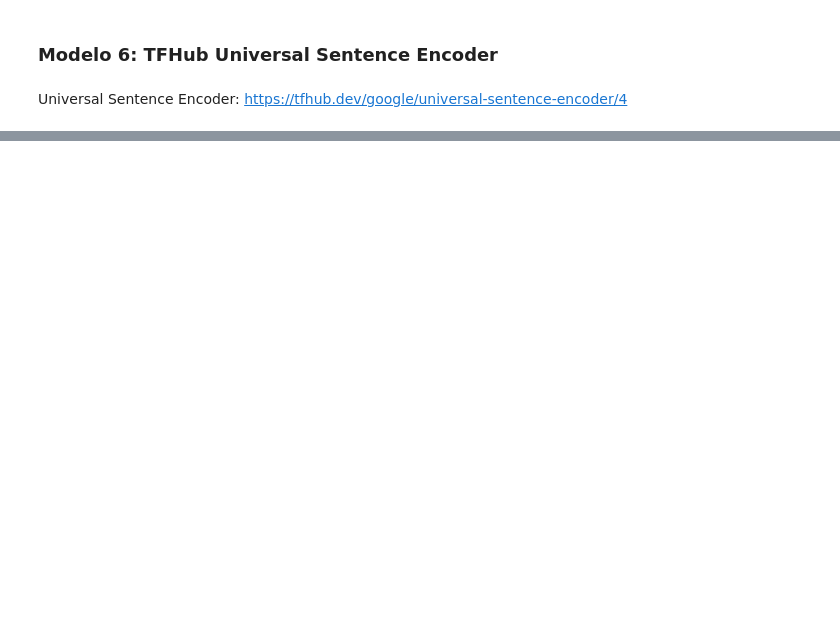
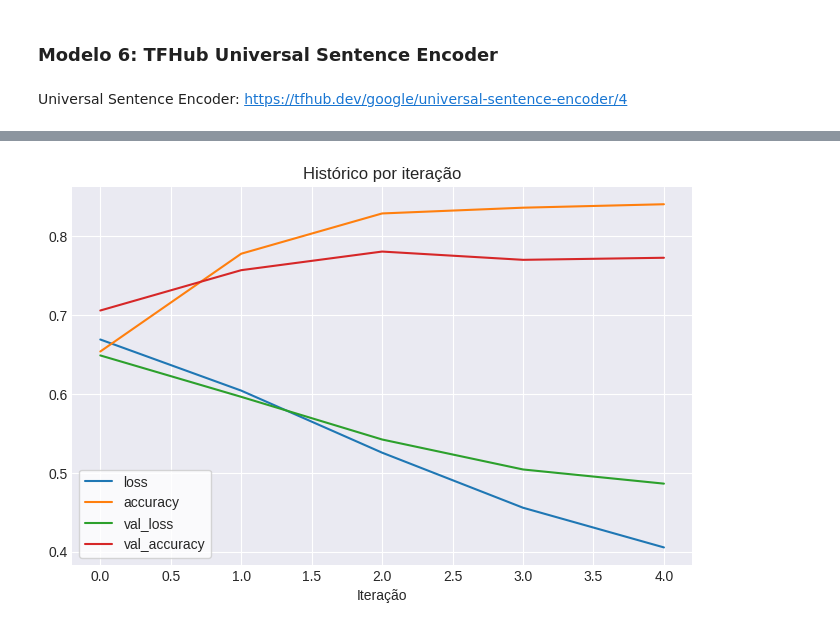
Before and after one commit to flohmannjr/tensorflow_curso, a Jupyter notebook: TensorFlow_NLP_RNN.ipynb, the cells around one changed output, grey strips where cells are left out. Drawn from its saved outputs; the diff is of its cells as text; code cells hidden in the pictures; blank space fills up the shorter version.

Commit message:
Add Modelo 7

```diff
--- a/TensorFlow_NLP_RNN.ipynb
+++ b/TensorFlow_NLP_RNN.ipynb
@@ -672,0 +677,3 @@ relatorios[6]
+# %%
+X_train_10 = X_train.sample(frac=0.1, random_state=SEMENTE)
+y_train_10 = y_train.sample(frac=0.1, random_state=SEMENTE)
@@ -672,0 +682,16 @@ relatorios[6]
+# %%
+modelo_nome = 'modelo_7_tfhub_use_10'
+
+modelos[7] = clone_model(modelos[6])
+modelos[7]._name = modelo_nome
+
+modelos[7].compile(loss=PERDA,
+                   optimizer=Adam(learning_rate=APRENDIZADO),
+                   metrics=METRICAS)
+
+historicos[7] = modelos[7].fit(x=X_train_10,
+                               y=y_train_10,
+                               epochs=ITERACOES,
+                               validation_data=(X_test, y_test),
+                               # callbacks=[criar_callback_tensorboard(diretorio=DIRETORIO_TB, experimento=modelo_nome)],
+                               verbose=1)
@@ -672,0 +709,4 @@ relatorios[6]
+# %%
+grafico_historico_por_iteracao(historicos[7])
+# %% [output]
+[figure, added]
```
Also changed, not shown: parts of 36 cells of this notebook.
